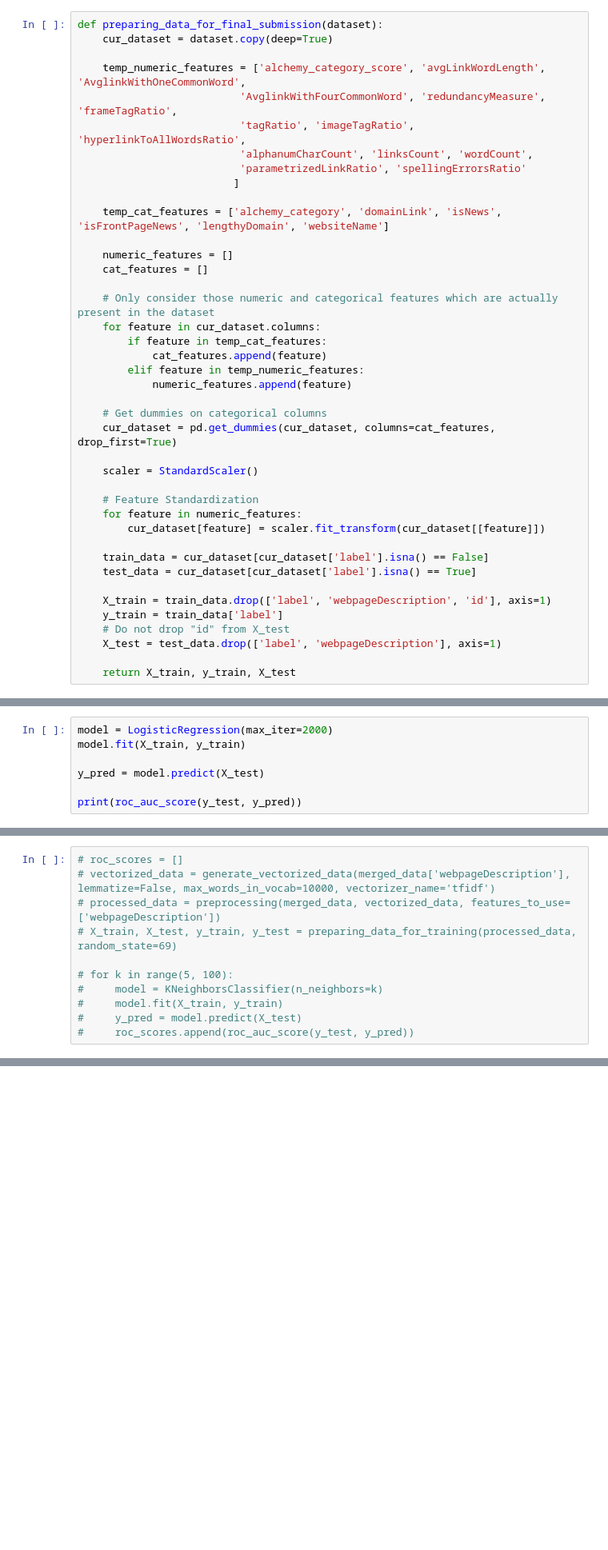
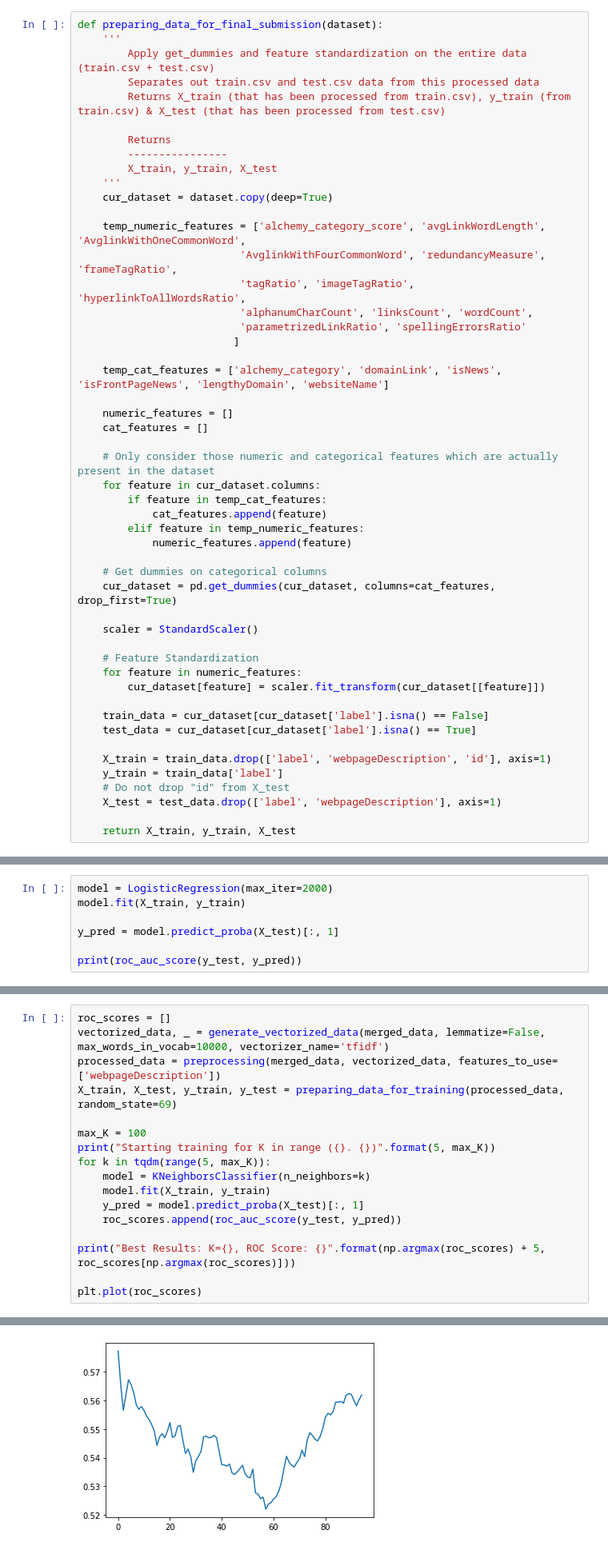
Before and after one commit to james-jasvin/Help-Boost-Our-Online-Reach, a Jupyter notebook: Modelling.ipynb, the cells around one changed output, grey strips where cells are left out. Shown at 80% size. Cells and saved outputs as stored; diff of their text form; blank space fills up the shorter version.

```diff
--- a/Modelling.ipynb
+++ b/Modelling.ipynb
@@ -278,5 +323,14 @@ Very similar to the above function with the few changes being,
 # %%
 def preparing_data_for_final_submission(dataset):
+    '''
+        Apply get_dummies and feature standardization on the entire data (train.csv + test.csv)
+        Separates out train.csv and test.csv data from this processed data
+        Returns X_train (that has been processed from train.csv), y_train (from train.csv) & X_test (that has been processed from test.csv)
+
+        Returns
+        ----------------
+        X_train, y_train, X_test
+    '''
     cur_dataset = dataset.copy(deep=True)
 
     temp_numeric_features = ['alchemy_category_score', 'avgLinkWordLength', 'AvglinkWithOneCommonWord',
@@ -365,7 +442,7 @@ X_train, X_test, y_train, y_test = preparing_data_for_training(processed_data, r
 model = LogisticRegression(max_iter=2000)
 model.fit(X_train, y_train)
 
-y_pred = model.predict(X_test)
+y_pred = model.predict_proba(X_test)[:, 1]
 
 print(roc_auc_score(y_test, y_pred))
 # %% [output]
@@ -407,16 +484,22 @@ Finished vectorization
 
 Spoiler Alert: It sucks ^_^
 # %%
-# roc_scores = []
-# vectorized_data = generate_vectorized_data(merged_data['webpageDescription'], lemmatize=False, max_words_in_vocab=10000, vectorizer_name='tfidf')
-# processed_data = preprocessing(merged_data, vectorized_data, features_to_use=['webpageDescription'])
-# X_train, X_test, y_train, y_test = preparing_data_for_training(processed_data, random_state=69)
+roc_scores = []
+vectorized_data, _ = generate_vectorized_data(merged_data, lemmatize=False, max_words_in_vocab=10000, vectorizer_name='tfidf')
+processed_data = preprocessing(merged_data, vectorized_data, features_to_use=['webpageDescription'])
+X_train, X_test, y_train, y_test = preparing_data_for_training(processed_data, random_state=69)
 
-# for k in range(5, 100):
-#     model = KNeighborsClassifier(n_neighbors=k)
-#     model.fit(X_train, y_train)
-#     y_pred = model.predict(X_test)
-#     roc_scores.append(roc_auc_score(y_test, y_pred))
+max_K = 100
+print("Starting training for K in range ({}. {})".format(5, max_K))
+for k in tqdm(range(5, max_K)):
+    model = KNeighborsClassifier(n_neighbors=k)
+    model.fit(X_train, y_train)
+    y_pred = model.predict_proba(X_test)[:, 1]
+    roc_scores.append(roc_auc_score(y_test, y_pred))
+
+print("Best Results: K={}, ROC Score: {}".format(np.argmax(roc_scores) + 5, roc_scores[np.argmax(roc_scores)]))
+
+plt.plot(roc_scores)
 # %% [output]
 Cleaning webpage description...
 Applying vectorizer...
@@ -423,0 +510 @@ Finished vectorization
+[figure, added]
```
Also changed, not shown: parts of 36 cells of this notebook, 1 other file.
